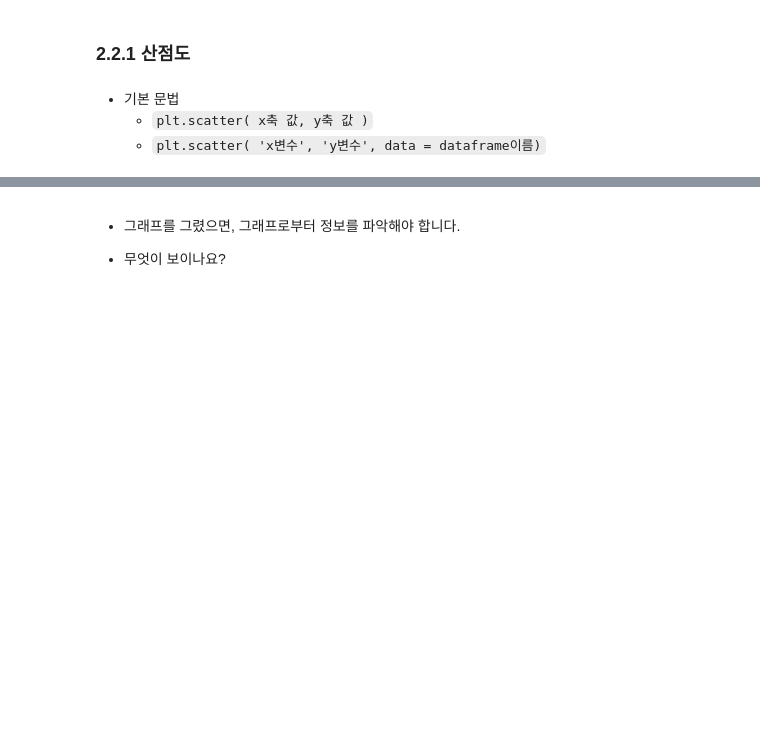
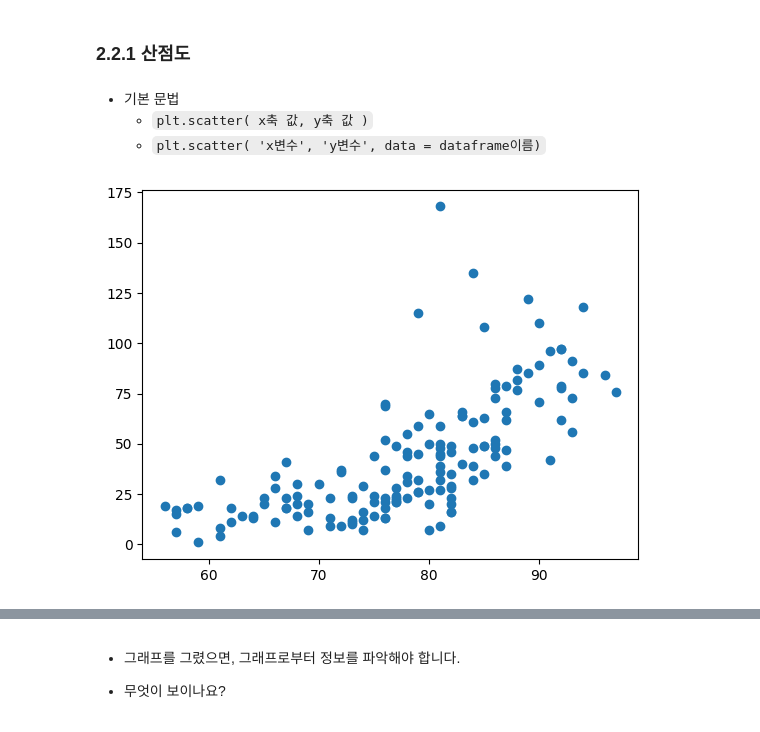
Before and after one commit to jexists/sk_network, a Jupyter notebook: 07.data_analysis/02_이변량분석/02_데이터분석_이변량분석1.ipynb, the cells around one changed output, grey strips where cells are left out. Saved outputs shown, nothing was run; the diff lists cells and outputs as text; code cells hidden in the pictures; blank space fills up the shorter version.

```diff
--- a/07.data_analysis/02_이변량분석/02_데이터분석_이변량분석1.ipynb
+++ b/07.data_analysis/02_이변량분석/02_데이터분석_이변량분석1.ipynb
@@ -12,0 +42,4 @@
+# %%
+path = './../00_data/airquality2.csv'
+air = pd.read_csv(path)
+air.info()
@@ -38,3 +84,8 @@
 - 기본 문법
     - `plt.scatter( x축 값, y축 값 )`
     - `plt.scatter( 'x변수', 'y변수', data = dataframe이름)`
+# %%
+plt.scatter(air['Temp'], air['Ozone'])
+plt.show()
+# %% [output]
+[figure, added]
```
Also changed, not shown: parts of 12 cells of this notebook.
